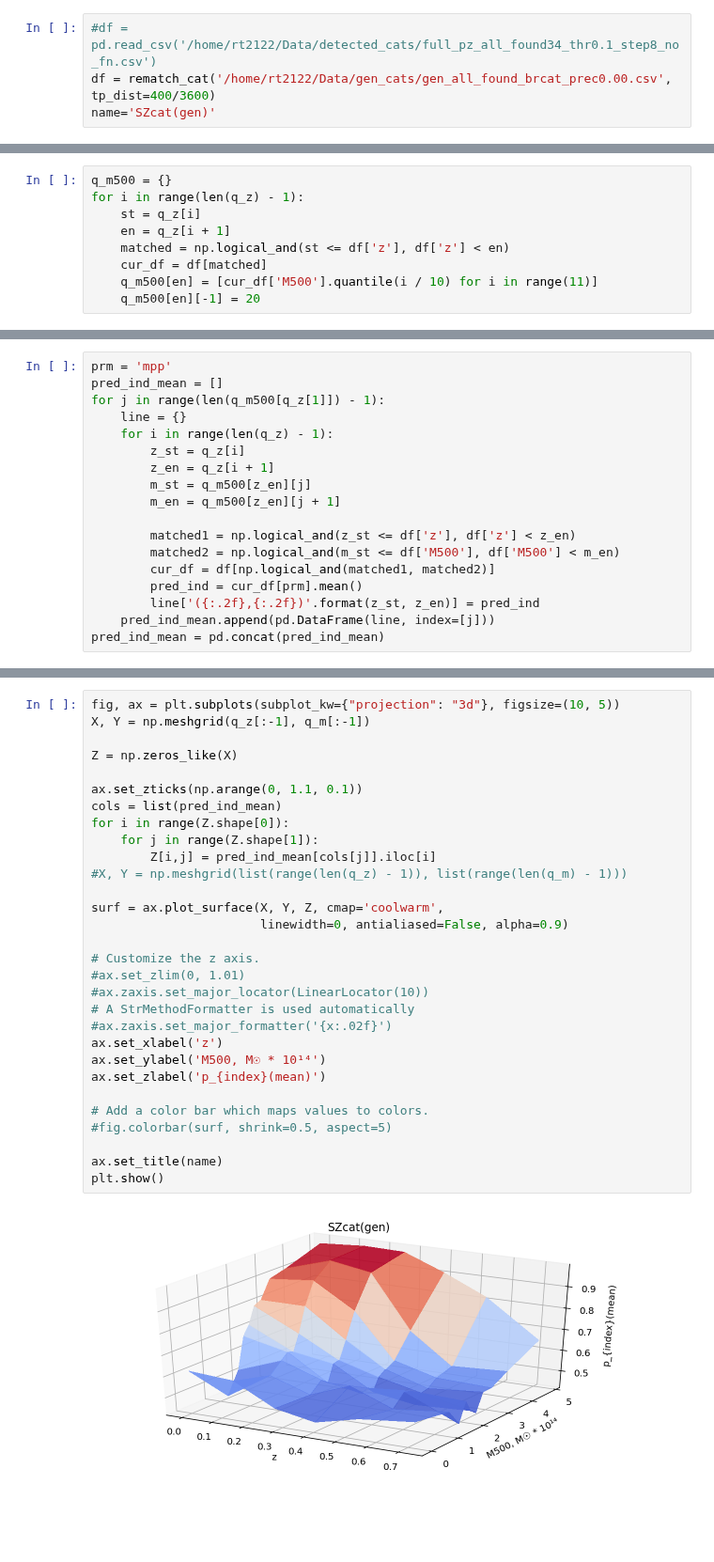
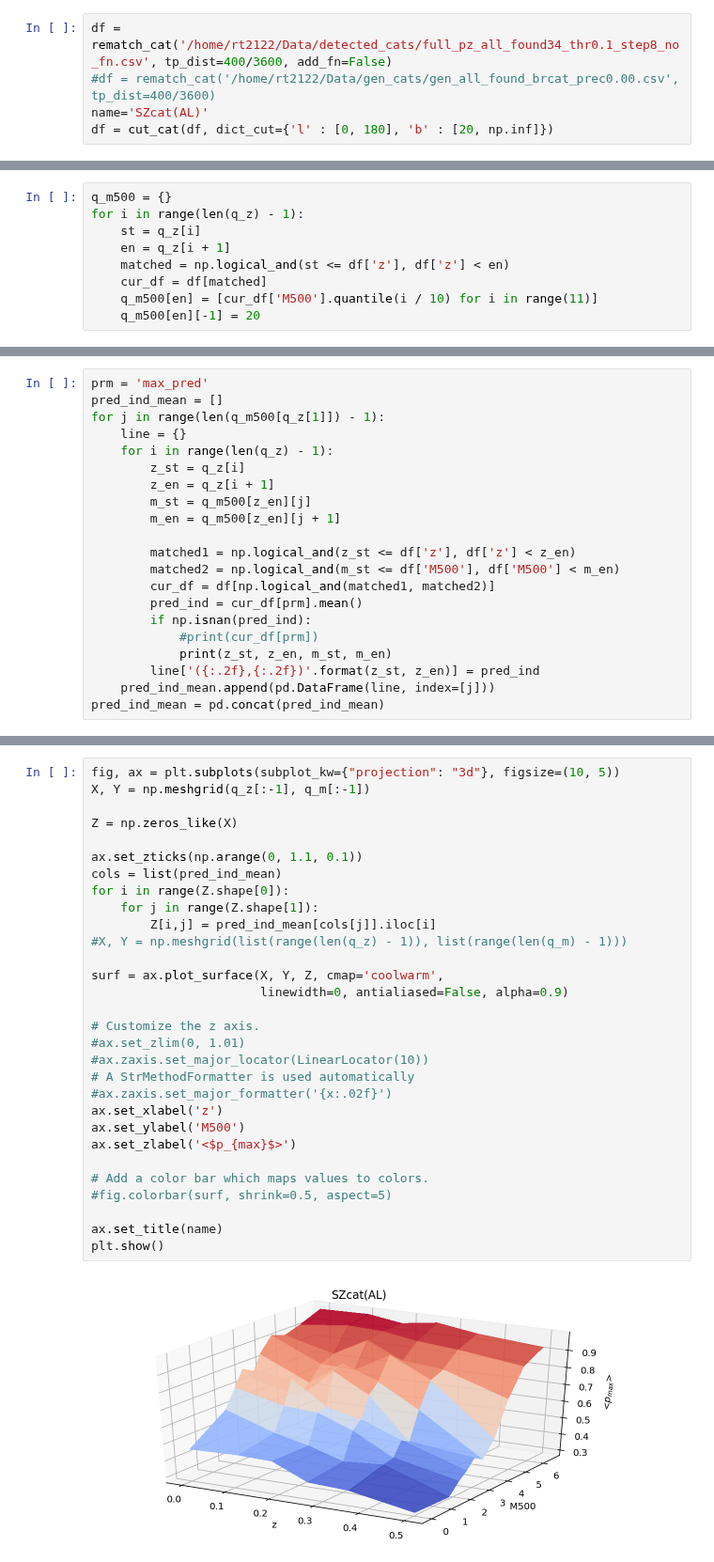
Before and after one commit to rt2122/data-segmentation-2, a Jupyter notebook: visualizations/3d_recall_max_pred.ipynb, the cells around one changed output, grey strips where cells are left out. Shown at 94% size. Cells and saved outputs as stored; diff of their text form; blank space fills up the shorter version.

```diff
--- a/visualizations/3d_recall_max_pred.ipynb
+++ b/visualizations/3d_recall_max_pred.ipynb
@@ -10,7 +11,8 @@ from DS_detector import rematch_cat
 # %%
-#df = pd.read_csv('/home/rt2122/Data/detected_cats/full_pz_all_found34_thr0.1_step8_no_fn.csv')
-df = rematch_cat('/home/rt2122/Data/gen_cats/gen_all_found_brcat_prec0.00.csv', tp_dist=400/3600)
-name='SZcat(gen)'
+df = rematch_cat('/home/rt2122/Data/detected_cats/full_pz_all_found34_thr0.1_step8_no_fn.csv', tp_dist=400/3600, add_fn=False)
+#df = rematch_cat('/home/rt2122/Data/gen_cats/gen_all_found_brcat_prec0.00.csv', tp_dist=400/3600)
+name='SZcat(AL)'
+df = cut_cat(df, dict_cut={'l' : [0, 180], 'b' : [20, np.inf]})
 # %% [output]
 A value is trying to be set on a copy of a slice from a DataFrame
 
@@ -54,6 +56,6 @@ q_m500
 | 10 | 20.000000 | 20.000000 | 20.000000 | 20.000000 | 20.000000 | 20.000000 |
 # %%
-prm = 'mpp'
+prm = 'max_pred'
 pred_ind_mean = []
 for j in range(len(q_m500[q_z[1]]) - 1):
     line = {}
@@ -67,6 +69,9 @@ for j in range(len(q_m500[q_z[1]]) - 1):
         matched2 = np.logical_and(m_st <= df['M500'], df['M500'] < m_en)
         cur_df = df[np.logical_and(matched1, matched2)]
         pred_ind = cur_df[prm].mean()
+        if np.isnan(pred_ind):
+            #print(cur_df[prm])
+            print(z_st, z_en, m_st, m_en)
         line['({:.2f},{:.2f})'.format(z_st, z_en)] = pred_ind
     pred_ind_mean.append(pd.DataFrame(line, index=[j]))
 pred_ind_mean = pd.concat(pred_ind_mean)
@@ -90,32 +95,32 @@ s
 # %%
 fig, ax = plt.subplots(subplot_kw={"projection": "3d"}, figsize=(10, 5))
 X, Y = np.meshgrid(q_z[:-1], q_m[:-1])
 
 Z = np.zeros_like(X)
 
 ax.set_zticks(np.arange(0, 1.1, 0.1))
 cols = list(pred_ind_mean)
 for i in range(Z.shape[0]):
     for j in range(Z.shape[1]):
         Z[i,j] = pred_ind_mean[cols[j]].iloc[i]
 #X, Y = np.meshgrid(list(range(len(q_z) - 1)), list(range(len(q_m) - 1)))
 
 surf = ax.plot_surface(X, Y, Z, cmap='coolwarm',
                        linewidth=0, antialiased=False, alpha=0.9)
 
 # Customize the z axis.
 #ax.set_zlim(0, 1.01)
 #ax.zaxis.set_major_locator(LinearLocator(10))
 # A StrMethodFormatter is used automatically
 #ax.zaxis.set_major_formatter('{x:.02f}')
 ax.set_xlabel('z')
-ax.set_ylabel('M500, M☉ * 10¹⁴')
-ax.set_zlabel('p_{index}(mean)')
+ax.set_ylabel('M500')
+ax.set_zlabel('<$p_{max}$>')
 
 # Add a color bar which maps values to colors.
 #fig.colorbar(surf, shrink=0.5, aspect=5)
 
 ax.set_title(name)
 plt.show()
 # %% [output]
-[figure, old version]
+[figure, new version]
```
Also changed, not shown: parts of 3 cells of this notebook, 25 other files.
